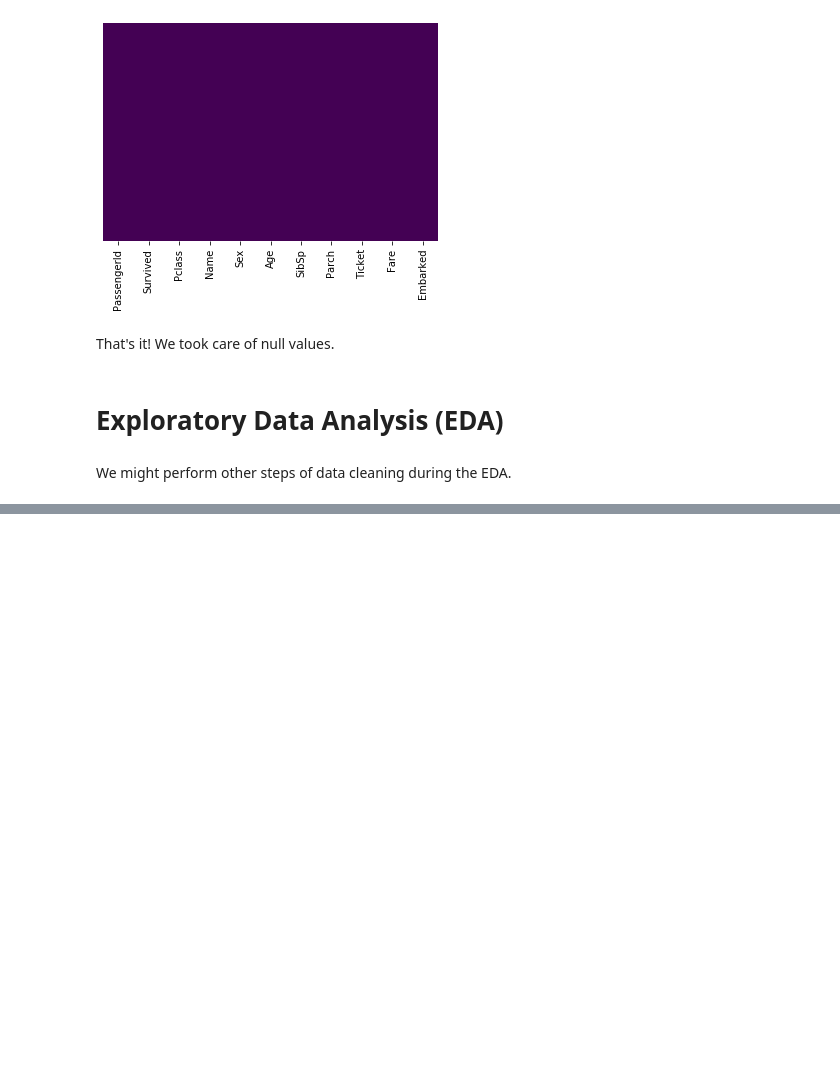
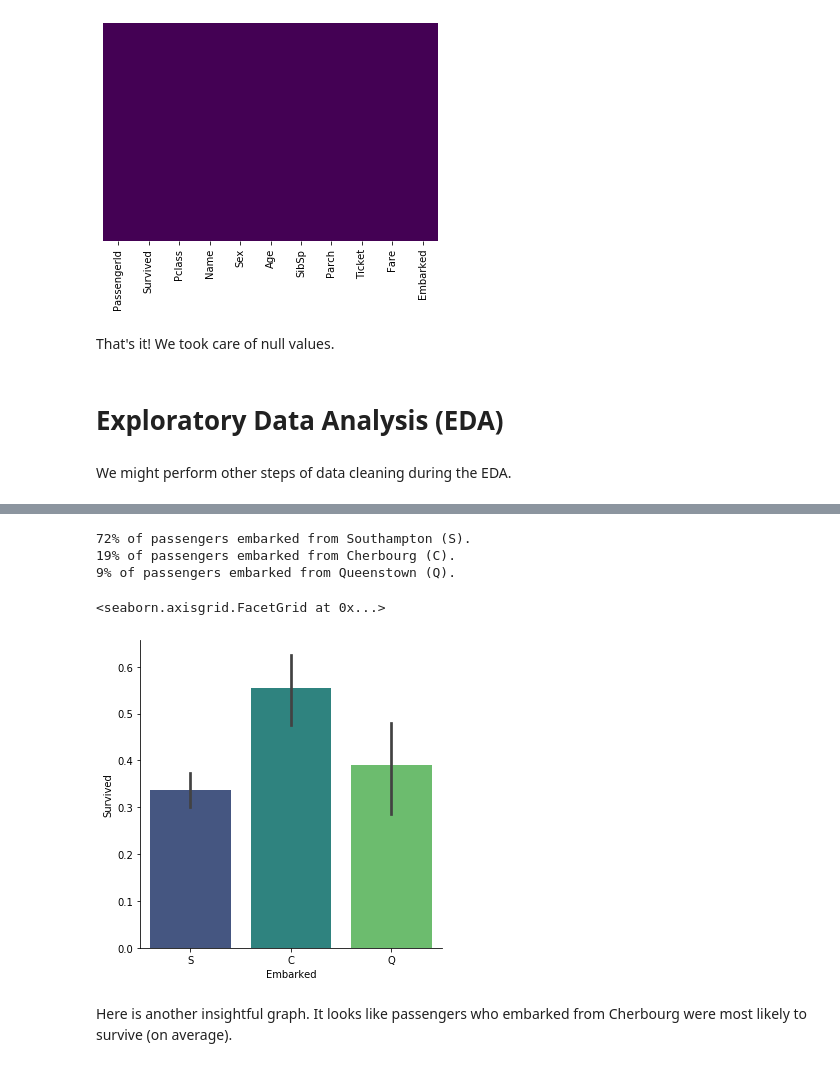
Before and after one commit to SalimAmarti/Titanic_Project, a Jupyter notebook: Titanic model.ipynb, the cells around one changed output, grey strips where cells are left out. Drawn from its saved outputs; the diff is of its cells as text; code cells hidden in the pictures; blank space fills up the shorter version.

```diff
--- a/Titanic model.ipynb
+++ b/Titanic model.ipynb
@@ -127,0 +176,15 @@ We might perform other steps of data cleaning during the EDA.
+# %%
+print("{0:.0%}".format(tit_data_clean['Embarked'].value_counts()[0]/tit_data.shape[0]),"of passengers embarked from Southampton (S).")
+print("{0:.0%}".format(tit_data_clean['Embarked'].value_counts()[1]/tit_data.shape[0]),"of passengers embarked from Cherbourg (C).")
+print("{0:.0%}".format(tit_data_clean['Embarked'].value_counts()[2]/tit_data.shape[0]),"of passengers embarked from Queenstown (Q).")
+# %% [output]
+72% of passengers embarked from Southampton (S).
+19% of passengers embarked from Cherbourg (C).
+9% of passengers embarked from Queenstown (Q).
+# %%
+sns.catplot(x='Embarked',y='Survived',data=tit_data_clean,kind='bar',palette='viridis')
+# %% [output]
+<seaborn.axisgrid.FacetGrid at 0x...>
+[figure, added]
+# %% [markdown]
+Here is another insightful graph. It looks like passengers who embarked from Cherbourg were most likely to survive (on average).
```
Also changed, not shown: parts of 12 cells of this notebook.
